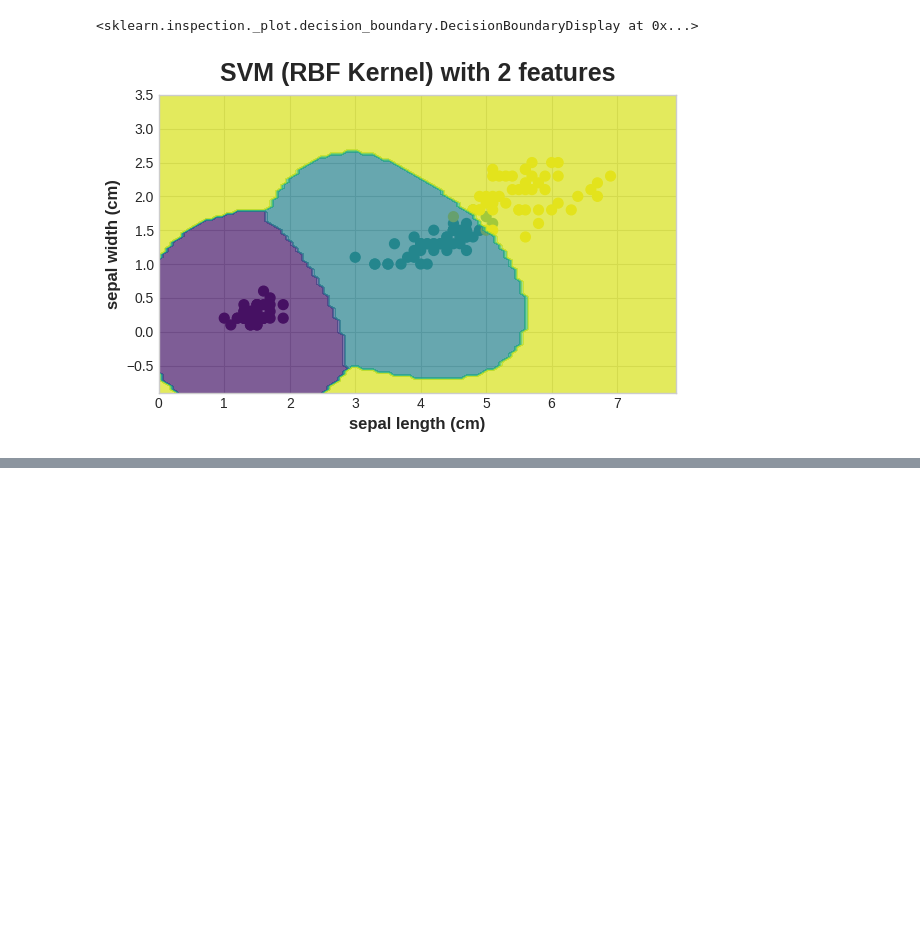
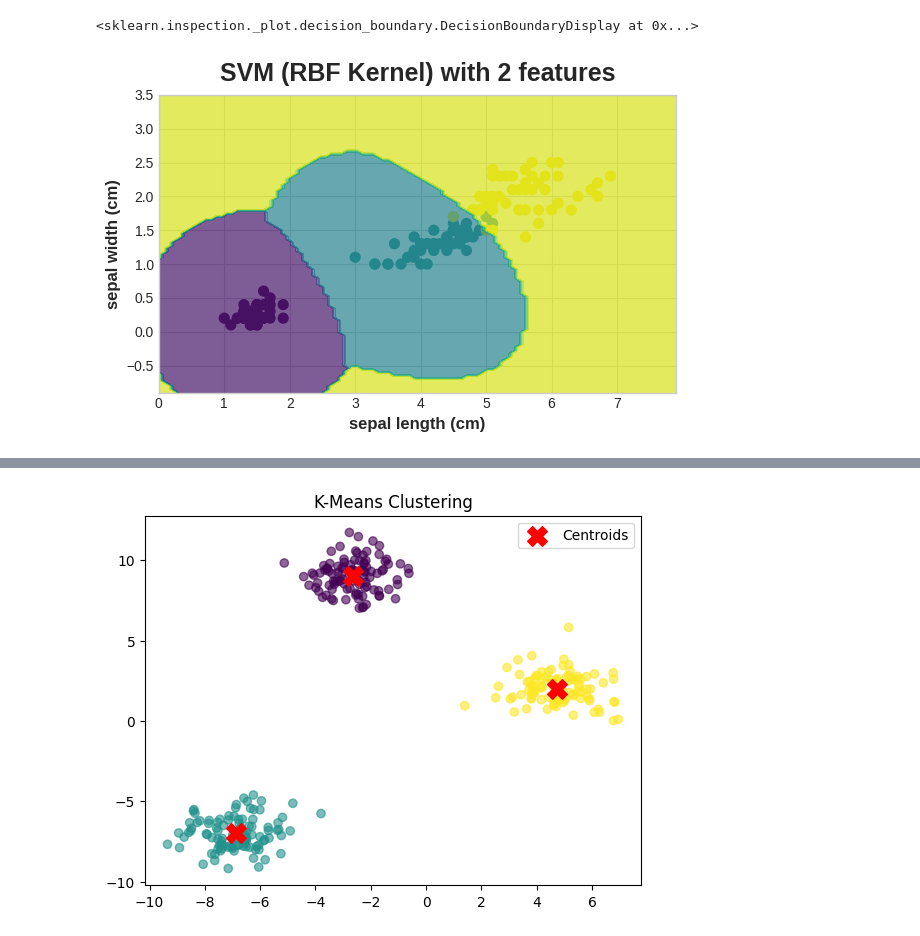
Before and after one commit to Nehasatheesh04/machine_learning-and-parallel_computing-lab, a Jupyter notebook: ML_LAB_CYCLE.ipynb, the cells around one changed output, grey strips where cells are left out. Cells and saved outputs as stored; diff of their text form; code cells hidden in the pictures; blank space fills up the shorter version.

```diff
--- a/ML_LAB_CYCLE.ipynb
+++ b/ML_LAB_CYCLE.ipynb
@@ -480,0 +1121,86 @@ disp.plot(ax=plt.gca(), cmap='viridis', alpha=0.7)
+# %%
+import numpy as np
+from sklearn.metrics import pairwise_distances_argmin
+from scipy.spatial.distance import cdist
+
+def k_means(data, k, max_iter=100):
+    np.random.seed(42)
+    centroids = data[np.random.choice(len(data), k, replace=False)]
+
+    for _ in range(max_iter):
+        labels = pairwise_distances_argmin(data, centroids)
+        new_centroids = np.array([data[labels == i].mean(axis=0) for i in range(k)])
+
+        if np.allclose(centroids, new_centroids):  # More stable comparison
+            break
+        centroids = new_centroids
+
+    return labels, centroids
+
+def k_medoids(data, k, max_iter=100):
+    np.random.seed(42)
+    medoid_indices = np.random.choice(len(data), k, replace=False)
+    medoids = data[medoid_indices]
+
+    for _ in range(max_iter):
+        distances = cdist(data, medoids, metric='euclidean')
+        labels = np.argmin(distances, axis=1)
+
+        new_medoids = np.array([
+            data[np.where(labels == i)[0]][np.argmin(
+                np.sum(cdist([medoids[i]], data[np.where(labels == i)[0]], metric='euclidean'), axis=1)
+            )] if len(np.where(labels == i)[0]) > 0 else medoids[i]
+            for i in range(k)
+        ])
+
+        if np.allclose(medoids, new_medoids):
+            break
+        medoids = new_medoids
+
+    return labels, medoids
+
+def fuzzy_c_means(data, k, m=2, max_iter=100, epsilon=1e-5):
+    np.random.seed(42)
+    n_samples, _ = data.shape
+    u = np.random.rand(n_samples, k)
+    u /= np.sum(u, axis=1, keepdims=True)
+
+    for _ in range(max_iter):
+        centroids = np.dot((u ** m).T, data) / np.sum(u ** m, axis=0, keepdims=True).T
+        distances = cdist(data, centroids, metric='euclidean') + 1e-10  # Avoid divide by zero
+        new_u = 1 / (distances ** (2 / (m - 1)))
+        new_u /= np.sum(new_u, axis=1, keepdims=True)
+
+        if np.linalg.norm(new_u - u) < epsilon:
+            break
+        u = new_u
+
+    return u, centroids
+
+# Example usage:
+if __name__ == "__main__":
+    from sklearn.datasets import make_blobs
+    import matplotlib.pyplot as plt
+
+    # Generate synthetic dataset
+    data, _ = make_blobs(n_samples=300, centers=3, cluster_std=1.0, random_state=42)
+
+    # K-means
+    kmeans_labels, kmeans_centroids = k_means(data, k=3)
+    print("K-means Centroids:\n", kmeans_centroids)
+
+    # K-medoids
+    kmedoids_labels, kmedoids_medoids = k_medoids(data, k=3)
+    print("K-medoids Medoids:\n", kmedoids_medoids)
+
+    # Fuzzy C-means
+    fuzzy_membership, fuzzy_centroids = fuzzy_c_means(data, k=3)
+    print("Fuzzy C-means Centroids:\n", fuzzy_centroids)
+
+    # Visualization (K-Means)
+    plt.scatter(data[:, 0], data[:, 1], c=kmeans_labels, cmap='viridis', alpha=0.6)
+    plt.scatter(kmeans_centroids[:, 0], kmeans_centroids[:, 1], c='red', marker='X', s=200, label='Centroids')
+    plt.legend()
+    plt.title("K-Means Clustering")
+    plt.show()
+# %% [output]
@@ -480,0 +1219 @@ disp.plot(ax=plt.gca(), cmap='viridis', alpha=0.7)
+[figure, added]
```
Also changed, not shown: parts of 27 cells of this notebook.
